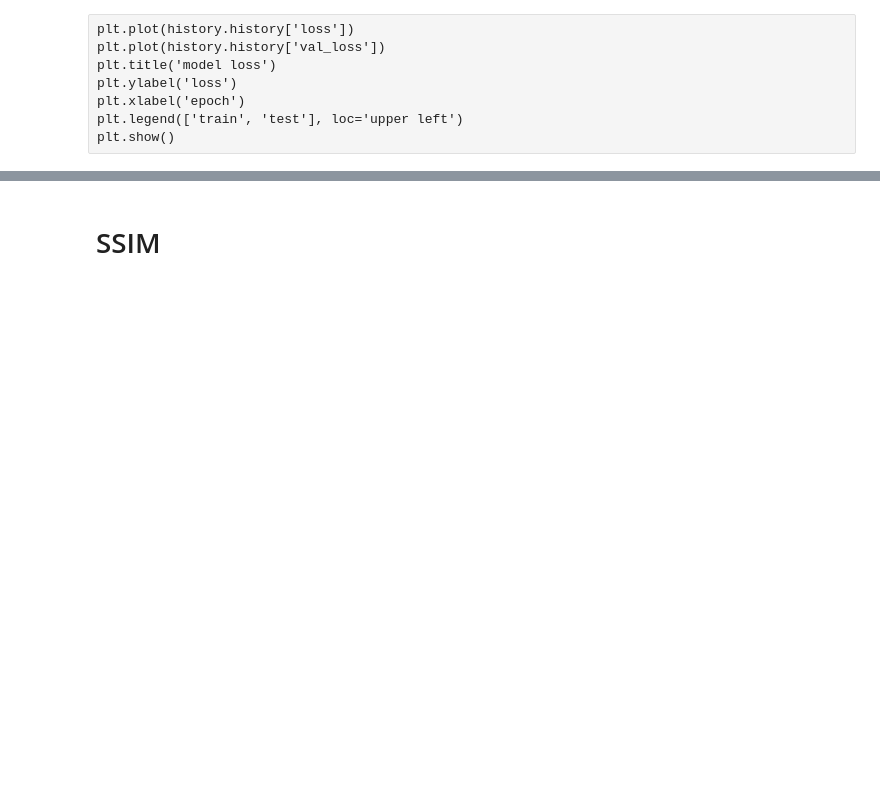
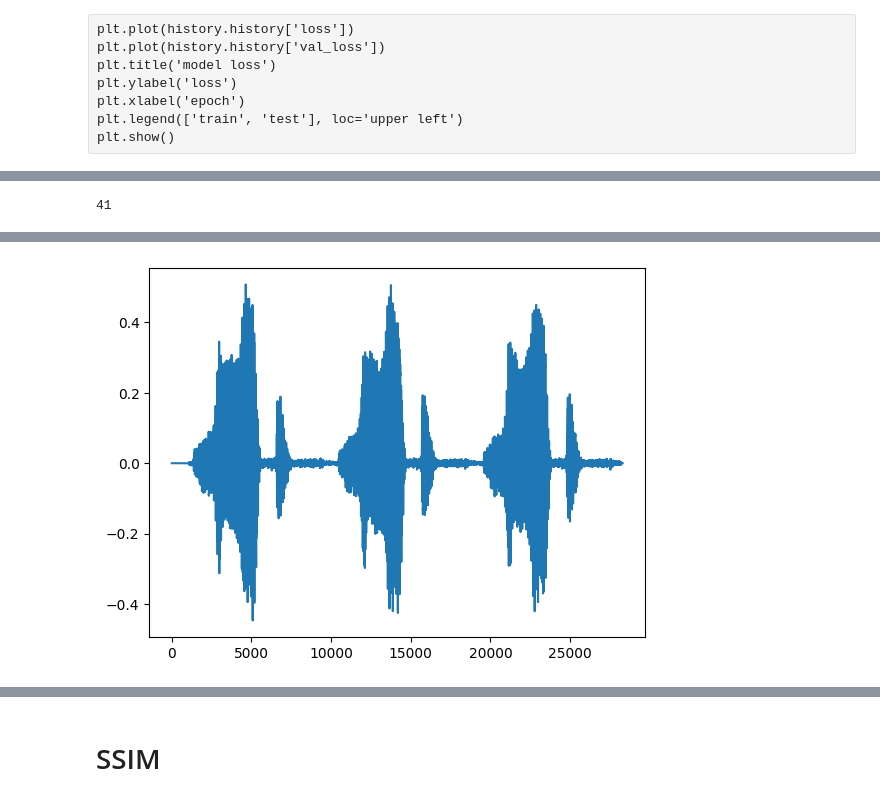
Before and after one commit to pedrodsk/pdi, a Jupyter notebook: projeto/projeto.ipynb, the cells around one changed output, grey strips where cells are left out. Cells and saved outputs as stored; diff of their text form; code cells hidden in the pictures; blank space fills up the shorter version.

```diff
--- a/projeto/projeto.ipynb
+++ b/projeto/projeto.ipynb
@@ -676,0 +623,5 @@ modelo com preprocessamento3 '2.02, 2.39'
+# %%
+ind=np.where(pesq_diff==pesq_diff.max())[0][0]
+ind
+# %% [output]
+41
@@ -676,0 +630,4 @@ modelo com preprocessamento3 '2.02, 2.39'
+# %%
+plt.plot(wav_clean_array[ind])
+Audio(wav_clean_array[ind],rate=sr)
+# %% [output]
@@ -676,0 +635 @@ modelo com preprocessamento3 '2.02, 2.39'
+[figure, added]
```
Also changed, not shown: parts of 66 cells of this notebook, 4 other files.
